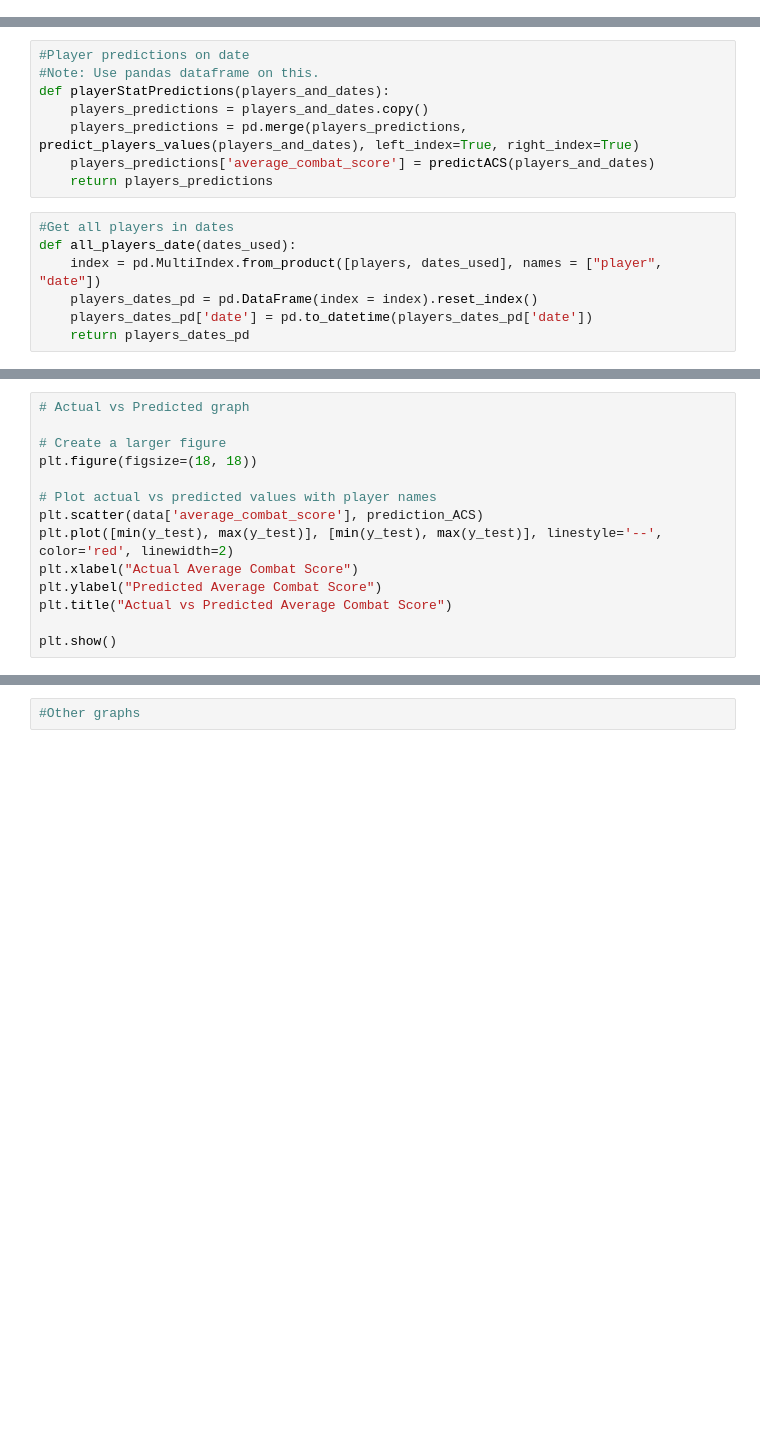
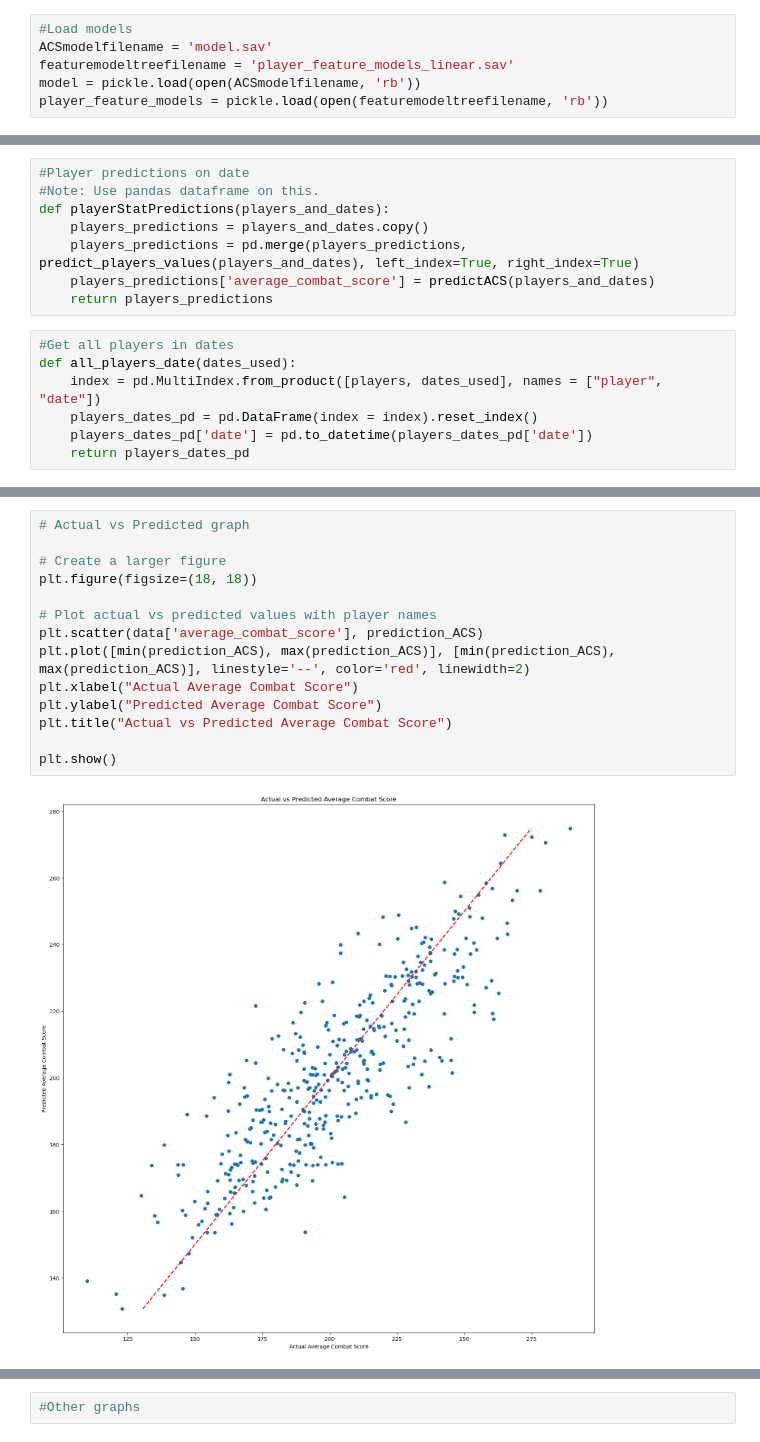
Before and after one commit to agbandong/valorant-boosted-tree, a Jupyter notebook: ACS_Prediction_Model_test.ipynb, the cells around one changed output, grey strips where cells are left out. Saved outputs shown, nothing was run; the diff lists cells and outputs as text; blank space fills up the shorter version.

```diff
--- a/ACS_Prediction_Model_test.ipynb
+++ b/ACS_Prediction_Model_test.ipynb
@@ -40,3 +40,9 @@ def months_from_2021(dates):
     for date in dates:
         months_from_Jan_2021.append(diff_month(date, datetime.strptime('2021/01/01', '%Y/%m/%d')))
     return months_from_Jan_2021
+# %%
+#Load models
+ACSmodelfilename = 'model.sav'
+featuremodeltreefilename = 'player_feature_models_linear.sav'
+model = pickle.load(open(ACSmodelfilename, 'rb'))
+player_feature_models = pickle.load(open(featuremodeltreefilename, 'rb'))
@@ -86,17 +97,19 @@ model_mse
 # %%
 # Actual vs Predicted graph
 
 # Create a larger figure
 plt.figure(figsize=(18, 18))
 
 # Plot actual vs predicted values with player names
 plt.scatter(data['average_combat_score'], prediction_ACS)
-plt.plot([min(y_test), max(y_test)], [min(y_test), max(y_test)], linestyle='--', color='red', linewidth=2)
+plt.plot([min(prediction_ACS), max(prediction_ACS)], [min(prediction_ACS), max(prediction_ACS)], linestyle='--', color='red', linewidth=2)
 plt.xlabel("Actual Average Combat Score")
 plt.ylabel("Predicted Average Combat Score")
 plt.title("Actual vs Predicted Average Combat Score")
 
 plt.show()
+# %% [output]
+[figure, added]
 # %%
 #Predict Missing values
 all_players_dates_pd = all_players_date(dates)
```
Also changed, not shown: parts of 21 cells of this notebook.
